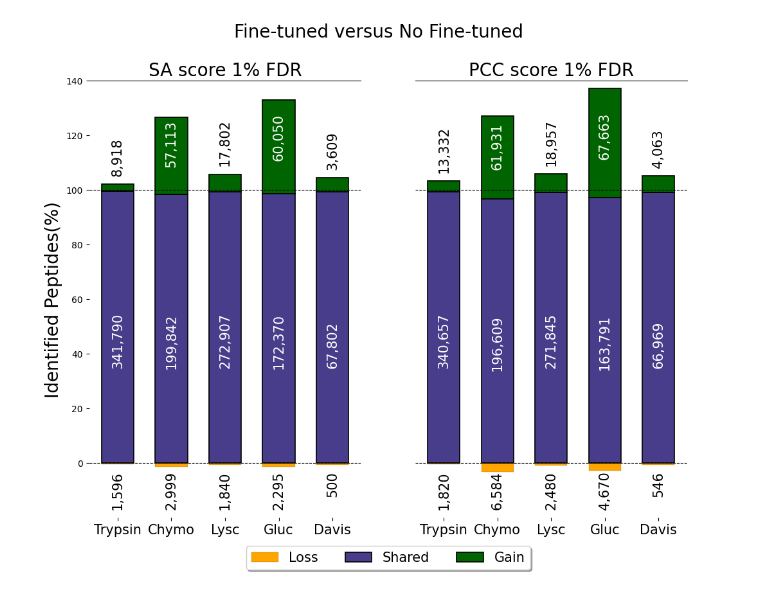
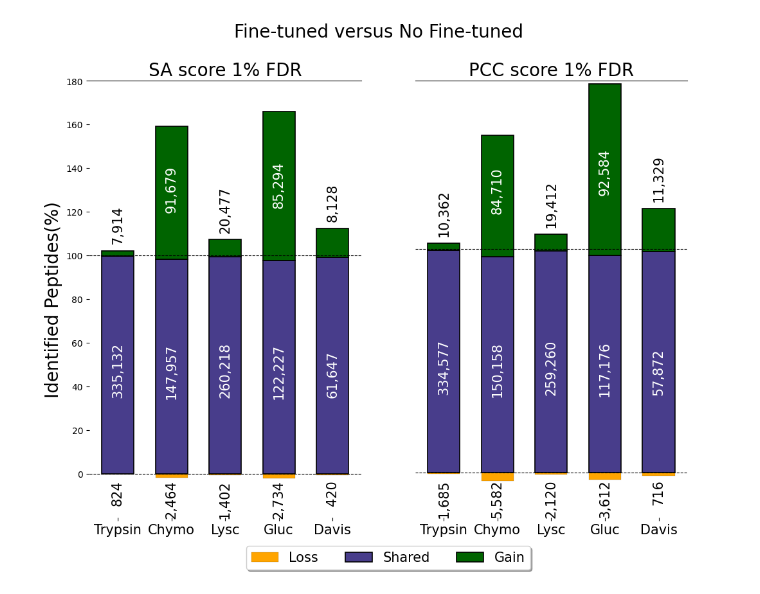
Before and after one commit to gusye1234/pept3-exp, a Jupyter notebook: figs/fig2_vennbar.ipynb, the cells around one changed output. Drawn from its saved outputs; the diff is of its cells as text; code cells hidden in the pictures.

```diff
--- a/figs/fig2_vennbar.ipynb
+++ b/figs/fig2_vennbar.ipynb
@@ -15,0 +4,6 @@ prosit_prosit_compare = {'sprot_human': (345, 17525, 1271), 'IGC': (1047, 107953
+# %%
+sa_compare = {'sprot_human': (347, 11383, 4293), 'IGC': (1033, 81502, 19627), 'sprot_all': (686, 22191, 11626), 'sprot_bacteria_human': (564, 22337, 9673), 'trypsin': (
+    824, 335132, 7914), 'chymo': (2464, 147957, 91679), 'lysc': (1402, 260218, 20477), 'gluc': (2734, 122227, 85294), 'davis': (420, 61647, 8128)}
+
+pcc_compare = {'sprot_human': (121, 9567, 6877), 'IGC': (2262, 80262, 21517), 'sprot_all': (1502, 19484, 11007), 'sprot_bacteria_human': (1288, 20202, 8236), 'trypsin': (
+    1685, 334577, 10362), 'chymo': (5582, 150158, 84710), 'lysc': (2120, 259260, 19412), 'gluc': (3612, 117176, 92584), 'davis': (716, 57872, 11329)}
@@ -75,7 +75,7 @@ ax.set_ylabel('Identified Peptides(%)', fontsize=15)
 ax.set_title('Fine-tuned SA 1% FDR', fontsize=15)
 ax.legend(loc='upper center', bbox_to_anchor=(0.5, -0.05),
           fancybox=True, shadow=True, ncol=5)
-ax.set_ylim(-20, 135)
+ax.set_ylim(-20, 160)
 ax.get_yaxis().set_ticks([20*i for i in range(7)])
 ax.tick_params(axis='x', labelsize=15)
 # ax.spines['top'].set_visible(False)
@@ -126,36 +128,36 @@ for i, (name, ax) in enumerate(zip(names, axs)):
                 color='orange', linewidth=0.1, edgecolor="black")
     p2 = ax.bar(labels, shares[name], width, label='Shared',
                 color='darkslateblue', linewidth=1.2, edgecolor="black")
     p3 = ax.bar(labels, gains[name], width, label='Gain',
                 bottom=shares[name], color='darkgreen', linewidth=1.2, edgecolor="black")
 
     num_size = 15
     autolabel(p1, ax, losses_num[name], mode='bottom', fontsize=num_size)
     autolabel(p2, ax, shares_num[name], fontsize=num_size)
     autolabel(p3, ax, gains_num[name], mode='upper',
             select_idx=[0, 2, 4], fontsize=num_size)
     autolabel(p3, ax, gains_num[name], mode='inside',
             select_idx=[1, 3], fontsize=num_size)
 
     if i ==0:
         ax.set_ylabel('Identified Peptides(%)', fontsize=20)
         ax.legend(loc='upper center', bbox_to_anchor=(1.1, -0.05),
                   fancybox=True, shadow=True, ncol=5, prop={'size': 15})
     ax.set_title(f'{name} 1% FDR', fontsize=20)
-    ax.set_ylim(-20, 140)
+    ax.set_ylim(-20, 175)
     if i == 0:
-        ax.get_yaxis().set_ticks([20*i for i in range(8)])
+        ax.get_yaxis().set_ticks([20*i for i in range(10)])
     else:
         ax.get_yaxis().set_ticks([])
     ax.tick_params(axis='x', labelsize=15)
     # ax.spines['top'].set_visible(False)
     ax.spines['left'].set_visible(False)
     ax.spines['right'].set_visible(False)
     ax.spines['bottom'].set_visible(False)
 fig.suptitle('Fine-tuned versus No Fine-tuned', fontsize=20)
 fig.savefig(f"fig/fig2-bekker-sa-pcc-vennbar.pdf",dpi=300, bbox_inches="tight")
 # %% [output]
-[figure, old version]
+[figure, new version]
 # %%
 from matplotlib.patches import FancyBboxPatch
 labels = ["trypsin", 'chymo', 'lysc', 'gluc', 'davis']
```
Also changed, not shown: parts of 7 cells of this notebook, 10 other files.
